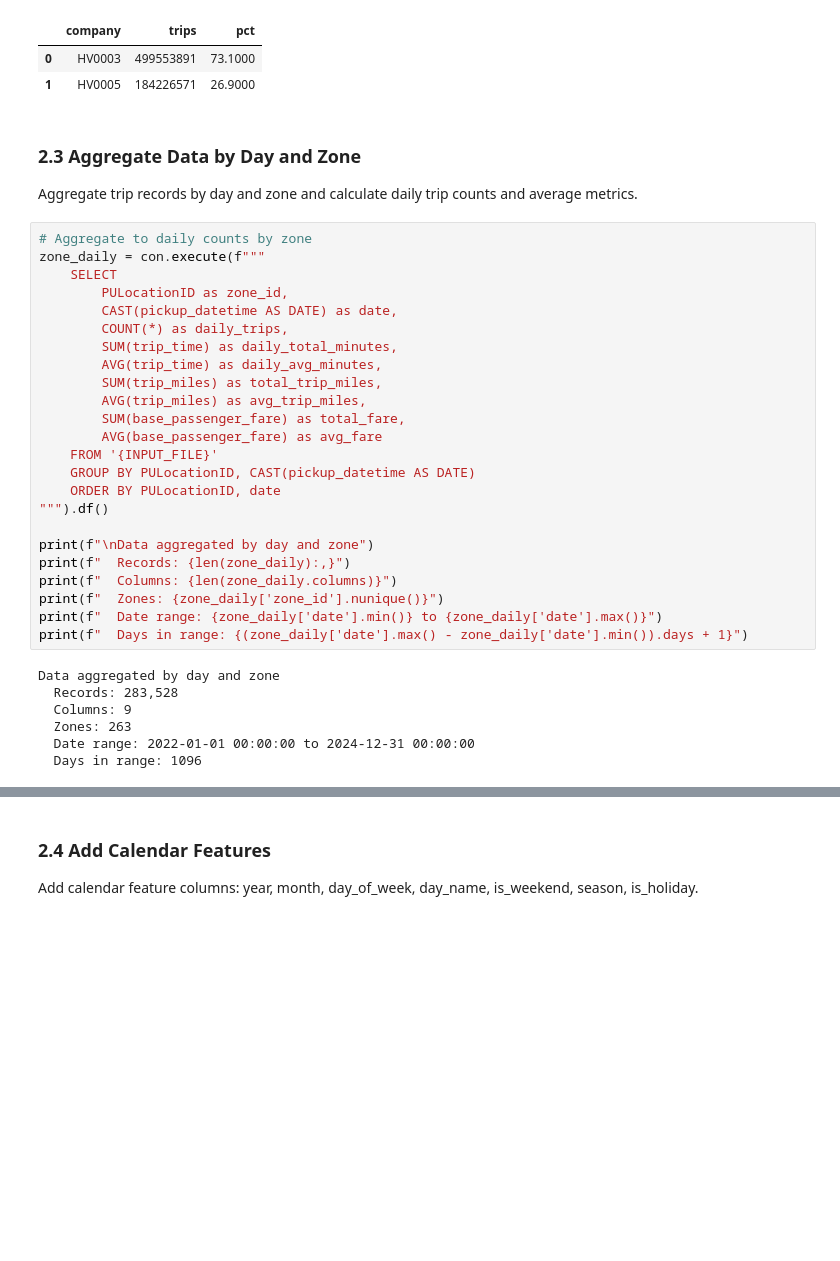
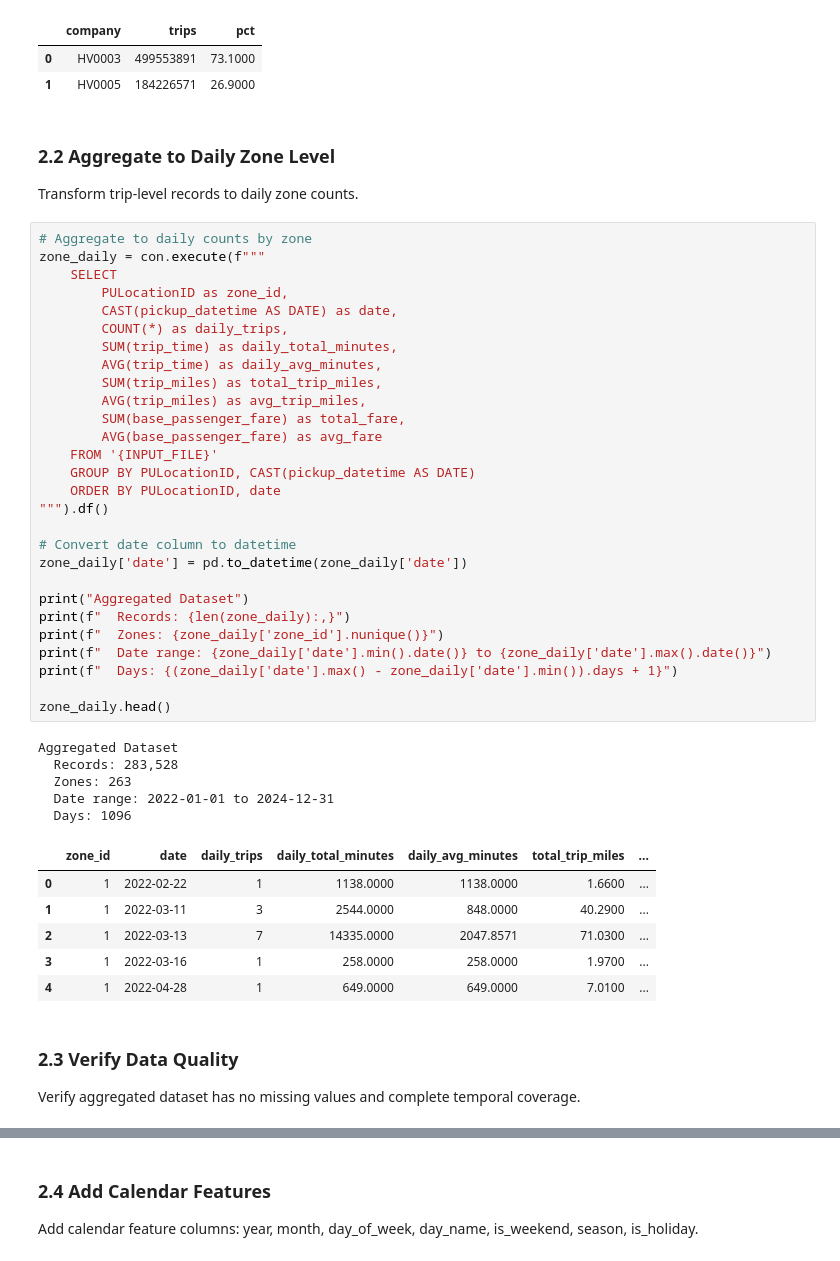
Before and after one commit to KRFlowers/nyc-fhv-rideshare-forecasting, a Jupyter notebook: notebooks/02_exploratory_analysis.ipynb, the cells around one changed output, grey strips where cells are left out. Saved outputs shown, nothing was run; the diff lists cells and outputs as text; blank space fills up the shorter version.

```diff
--- a/notebooks/02_exploratory_analysis.ipynb
+++ b/notebooks/02_exploratory_analysis.ipynb
@@ -166,37 +161,49 @@ Company Distribution:
 |  | company | trips | pct |
 | 0 | HV0003 | 499553891 | 73.1000 |
 | 1 | HV0005 | 184226571 | 26.9000 |
-# %% [markdown]
-### 2.3 Aggregate Data by Day and Zone
-Aggregate trip records by day and zone and calculate daily trip counts and average metrics.
+# %% [markdown]
+### 2.2 Aggregate to Daily Zone Level
+Transform trip-level records to daily zone counts.
 # %%
 # Aggregate to daily counts by zone
 zone_daily = con.execute(f"""
     SELECT
         PULocationID as zone_id,
         CAST(pickup_datetime AS DATE) as date,
         COUNT(*) as daily_trips,
         SUM(trip_time) as daily_total_minutes,
         AVG(trip_time) as daily_avg_minutes,
         SUM(trip_miles) as total_trip_miles,
         AVG(trip_miles) as avg_trip_miles,
         SUM(base_passenger_fare) as total_fare,
         AVG(base_passenger_fare) as avg_fare
     FROM '{INPUT_FILE}'
     GROUP BY PULocationID, CAST(pickup_datetime AS DATE)
     ORDER BY PULocationID, date
 """).df()
 
-print(f"\nData aggregated by day and zone")
+# Convert date column to datetime
+zone_daily['date'] = pd.to_datetime(zone_daily['date'])
+
+print("Aggregated Dataset")
 print(f"  Records: {len(zone_daily):,}")
-print(f"  Columns: {len(zone_daily.columns)}")
 print(f"  Zones: {zone_daily['zone_id'].nunique()}")
-print(f"  Date range: {zone_daily['date'].min()} to {zone_daily['date'].max()}")
-print(f"  Days in range: {(zone_daily['date'].max() - zone_daily['date'].min()).days + 1}")
+print(f"  Date range: {zone_daily['date'].min().date()} to {zone_daily['date'].max().date()}")
+print(f"  Days: {(zone_daily['date'].max() - zone_daily['date'].min()).days + 1}")
+
+zone_daily.head()
 # %% [output]
-Data aggregated by day and zone
+Aggregated Dataset
   Records: 283,528
-  Columns: 9
   Zones: 263
-  Date range: 2022-01-01 00:00:00 to 2024-12-31 00:00:00
-  Days in range: 1096
+  Date range: 2022-01-01 to 2024-12-31
+  Days: 1096
+|  | zone_id | date | daily_trips | daily_total_minutes | daily_avg_minutes | total_trip_miles | ... |
+| 0 | 1 | 2022-02-22 | 1 | 1138.0000 | 1138.0000 | 1.6600 | ... |
+| 1 | 1 | 2022-03-11 | 3 | 2544.0000 | 848.0000 | 40.2900 | ... |
+| 2 | 1 | 2022-03-13 | 7 | 14335.0000 | 2047.8571 | 71.0300 | ... |
+| 3 | 1 | 2022-03-16 | 1 | 258.0000 | 258.0000 | 1.9700 | ... |
+| 4 | 1 | 2022-04-28 | 1 | 649.0000 | 649.0000 | 7.0100 | ... |
+# %% [markdown]
+### 2.3 Verify Data Quality
+Verify aggregated dataset has no missing values and complete temporal coverage.
```
Also changed, not shown: parts of 61 cells of this notebook, 3 other files.
